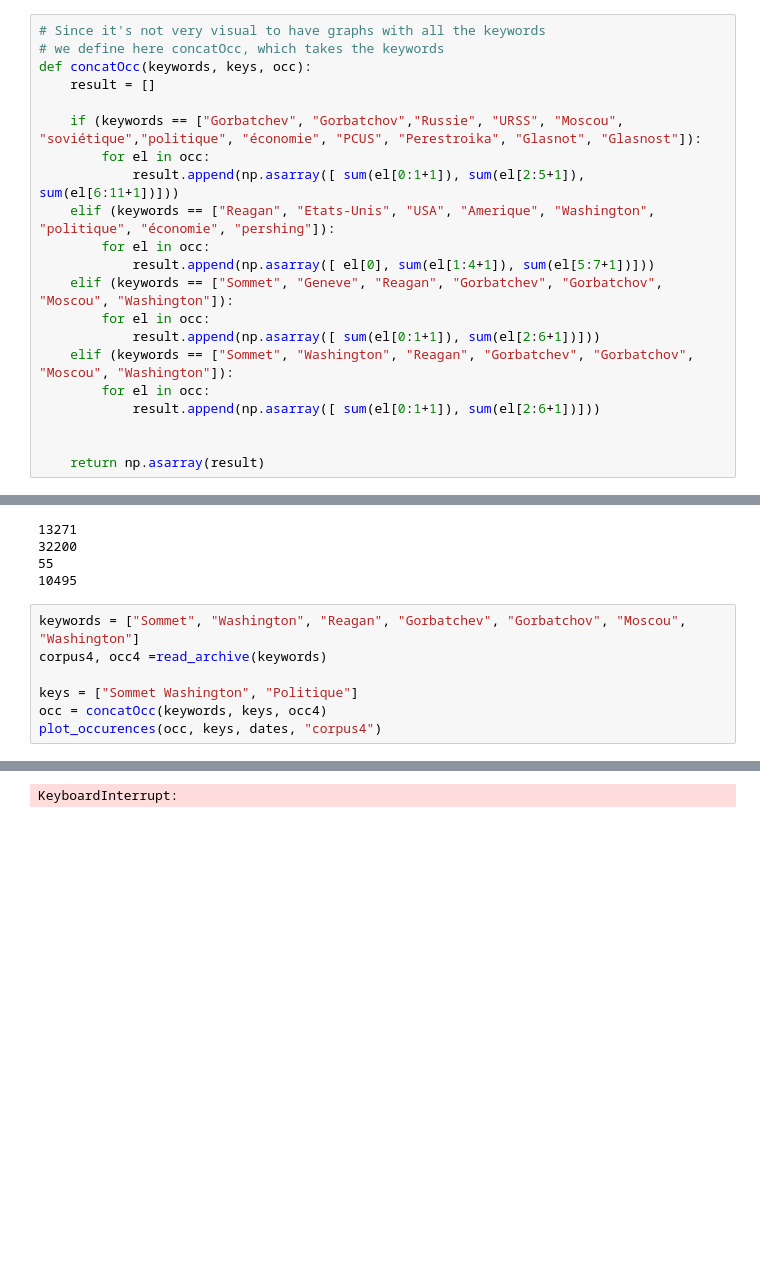
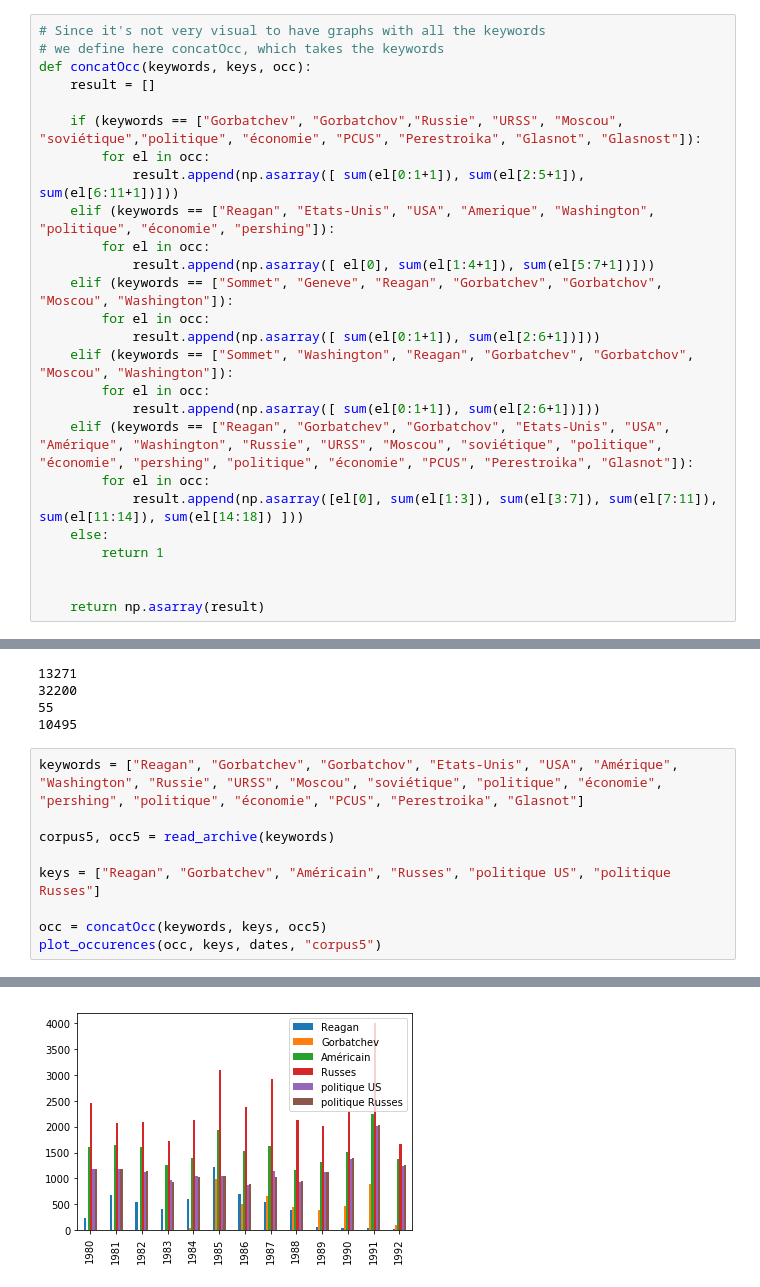
Before and after one commit to AAA97AAA/Gorbi, a Jupyter notebook: finalV2.ipynb, the cells around one changed output, grey strips where cells are left out. Drawn from its saved outputs; the diff is of its cells as text; blank space fills up the shorter version.

```diff
--- a/finalV2.ipynb
+++ b/finalV2.ipynb
@@ -280,6 +296,11 @@ def concatOcc(keywords, keys, occ):
     elif (keywords == ["Sommet", "Washington", "Reagan", "Gorbatchev", "Gorbatchov", "Moscou", "Washington"]):
         for el in occ:
             result.append(np.asarray([ sum(el[0:1+1]), sum(el[2:6+1])]))
+    elif (keywords == ["Reagan", "Gorbatchev", "Gorbatchov", "Etats-Unis", "USA", "Amérique", "Washington", "Russie", "URSS", "Moscou", "soviétique", "politique", "économie", "pershing", "politique", "économie", "PCUS", "Perestroika", "Glasnot"]):
+        for el in occ:
+            result.append(np.asarray([el[0], sum(el[1:3]), sum(el[3:7]), sum(el[7:11]), sum(el[11:14]), sum(el[14:18]) ]))
+    else:
+        return 1
 
 
     return np.asarray(result)
@@ -331,11 +352,13 @@ print(len(corpus4))
 55
 10495
 # %%
-keywords = ["Sommet", "Washington", "Reagan", "Gorbatchev", "Gorbatchov", "Moscou", "Washington"]
-corpus4, occ4 =read_archive(keywords)
+keywords = ["Reagan", "Gorbatchev", "Gorbatchov", "Etats-Unis", "USA", "Amérique", "Washington", "Russie", "URSS", "Moscou", "soviétique", "politique", "économie", "pershing", "politique", "économie", "PCUS", "Perestroika", "Glasnot"]
 
-keys = ["Sommet Washington", "Politique"]
-occ = concatOcc(keywords, keys, occ4)
-plot_occurences(occ, keys, dates, "corpus4")
+corpus5, occ5 = read_archive(keywords)
+
+keys = ["Reagan", "Gorbatchev", "Américain", "Russes", "politique US", "politique Russes"]
+
+occ = concatOcc(keywords, keys, occ5)
+plot_occurences(occ, keys, dates, "corpus5")
 # %% [output]
 JDG-1982-reduced.jsonl.bz2
@@ -342 +377 @@ JDG-1982-reduced.jsonl.bz2
-KeyboardInterrupt:
+[figure, added]
```
Also changed, not shown: parts of 11 cells of this notebook, 3 other files.
